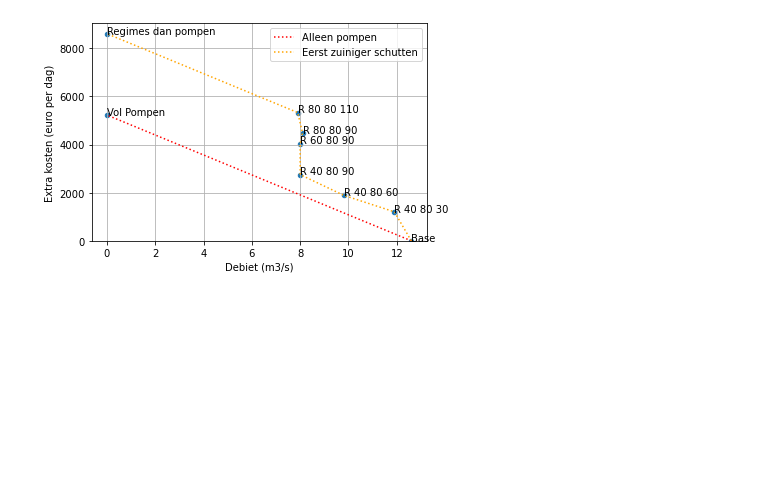
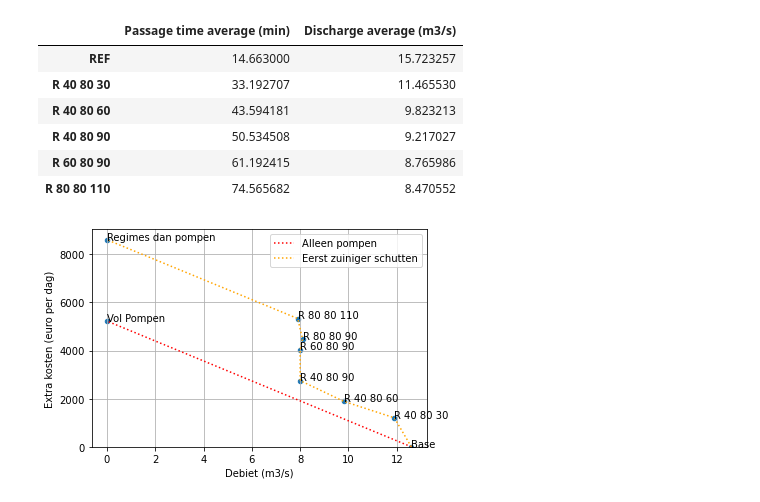
Before and after one commit to jurjendejong/pySIVAK, a Jupyter notebook: Analyse_klimaat.ipynb, the cells around one changed output. Drawn from its saved outputs; the diff is of its cells as text; code cells hidden in the pictures; blank space fills up the shorter version.

```diff
--- a/Analyse_klimaat.ipynb
+++ b/Analyse_klimaat.ipynb
@@ -58 +76,14 @@ plt.legend(title='Locatie')
+# %%
+lock = 'Maasbracht'
+scenarios = pd.read_csv(f'Vergelijking simulaties/{lock}_Debiet_passeertijd.csv', index_col=0)
+# %%
+scenarios
+# %% [output]
+|  | Passage time average (min) | Discharge average (m3/s) |
+| REF | 14.663000 | 15.723257 |
+| R 40 80 30 | 33.192707 | 11.465530 |
+| R 40 80 60 | 43.594181 | 9.823213 |
+| R 40 80 90 | 50.534508 | 9.217027 |
+| R 60 80 90 | 61.192415 | 8.765986 |
+| R 80 80 110 | 74.565682 | 8.470552 |
 # %%
```
Also changed, not shown: parts of 7 cells of this notebook, 2 other files.
